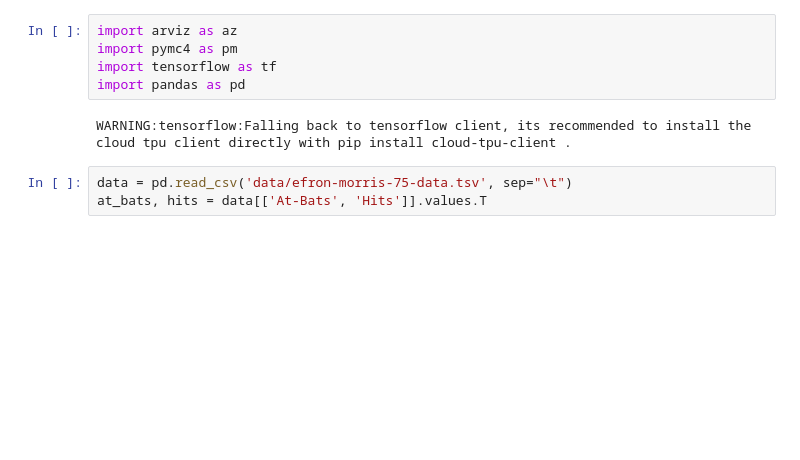
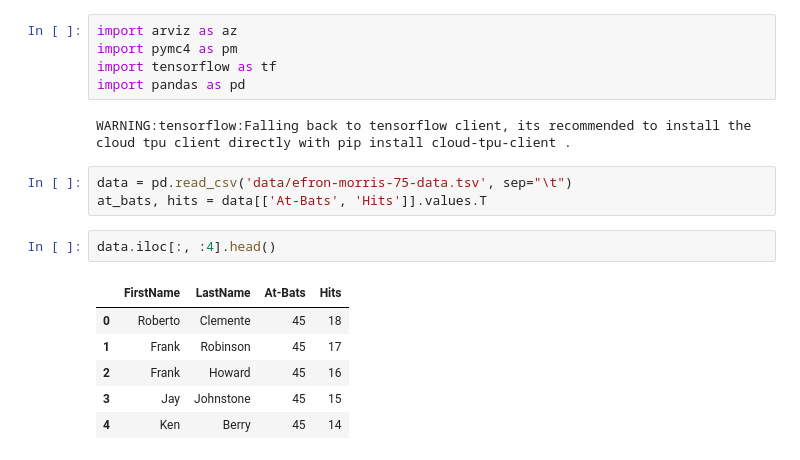
Before and after one commit to pymc-devs/pymc4, a Jupyter notebook: notebooks/baseball.ipynb, the cells around one changed output. Drawn from its saved outputs; the diff is of its cells as text; blank space fills up the shorter version.

```diff
--- a/notebooks/baseball.ipynb
+++ b/notebooks/baseball.ipynb
@@ -8,3 +14,12 @@ WARNING:tensorflow:Falling back to tensorflow client, its recommended to install
 # %%
 data = pd.read_csv('data/efron-morris-75-data.tsv', sep="\t")
 at_bats, hits = data[['At-Bats', 'Hits']].values.T
+# %%
+data.iloc[:, :4].head()
+# %% [output]
+|  | FirstName | LastName | At-Bats | Hits |
+| 0 | Roberto | Clemente | 45 | 18 |
+| 1 | Frank | Robinson | 45 | 17 |
+| 2 | Frank | Howard | 45 | 16 |
+| 3 | Jay | Johnstone | 45 | 15 |
+| 4 | Ken | Berry | 45 | 14 |
```
Also changed, not shown: parts of 10 cells of this notebook.
